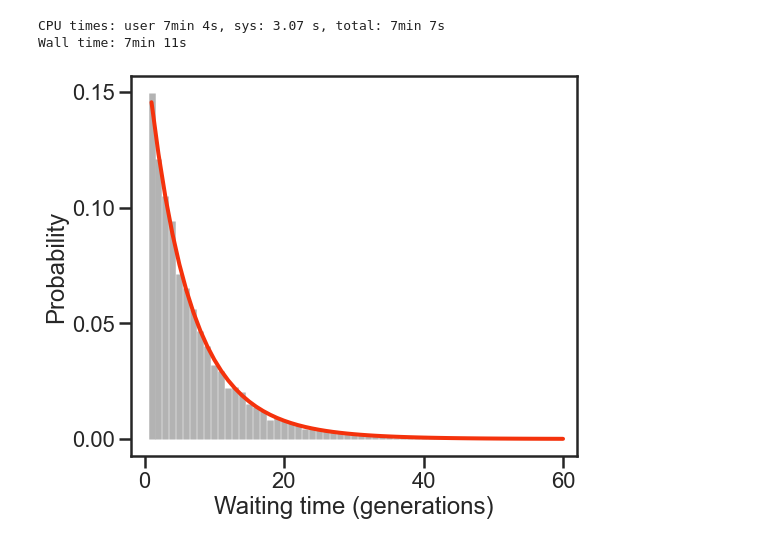
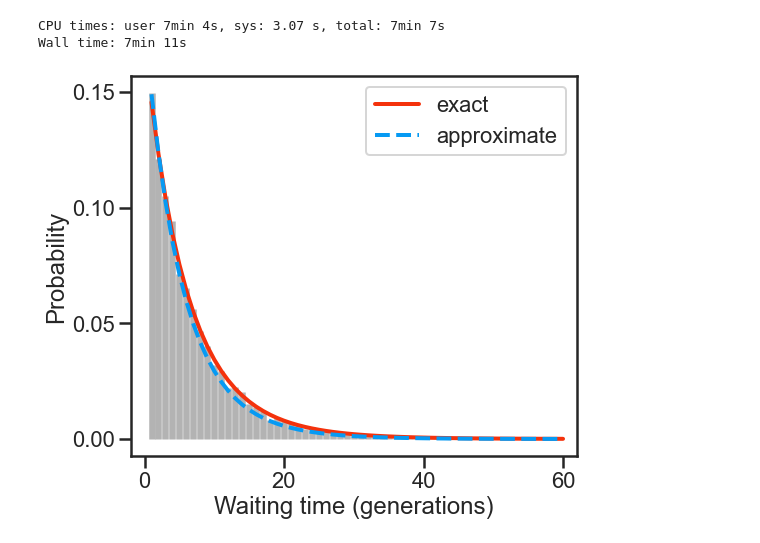
Before and after one commit to rbazev/rescue, a Jupyter notebook: mutations.ipynb, the cells around one changed output. Cells and saved outputs as stored; diff of their text form; code cells hidden in the pictures.

```diff
--- a/mutations.ipynb
+++ b/mutations.ipynb
@@ -86,3 +88,5 @@ for i in x:
+# %%
+pp2 = approx_prob_time(W0, r, s, u, x)
 # %% [markdown]
 ### Stochastic simulations
 # %%
@@ -105,11 +107,13 @@ Wall time: 7min 11s
 # %%
 fig = plt.figure(figsize=(8, 7))
 plt.xlim(-2, 62)
 plt.xlabel('Waiting time (generations)')
 plt.ylabel('Probability')
 for j in x:
     plt.plot([j, j], [0, tthist[j-1]], '-', color='0.7', lw=6.5, solid_capstyle='butt')
-plt.plot(x, pp, lw=4, color=sns.xkcd_rgb['vermillion'])
-plt.yticks(np.arange(0, .151, .05));
+plt.plot(x, pp, lw=4, color=sns.xkcd_rgb['vermillion'], label='exact')
+plt.plot(x, pp2, '--', lw=4, color=sns.xkcd_rgb['azure'], label='approximate')
+plt.yticks(np.arange(0, .151, .05))
+plt.legend();
 # %% [output]
-[figure, old version]
+[figure, new version]
```
Also changed, not shown: parts of 3 cells of this notebook.
